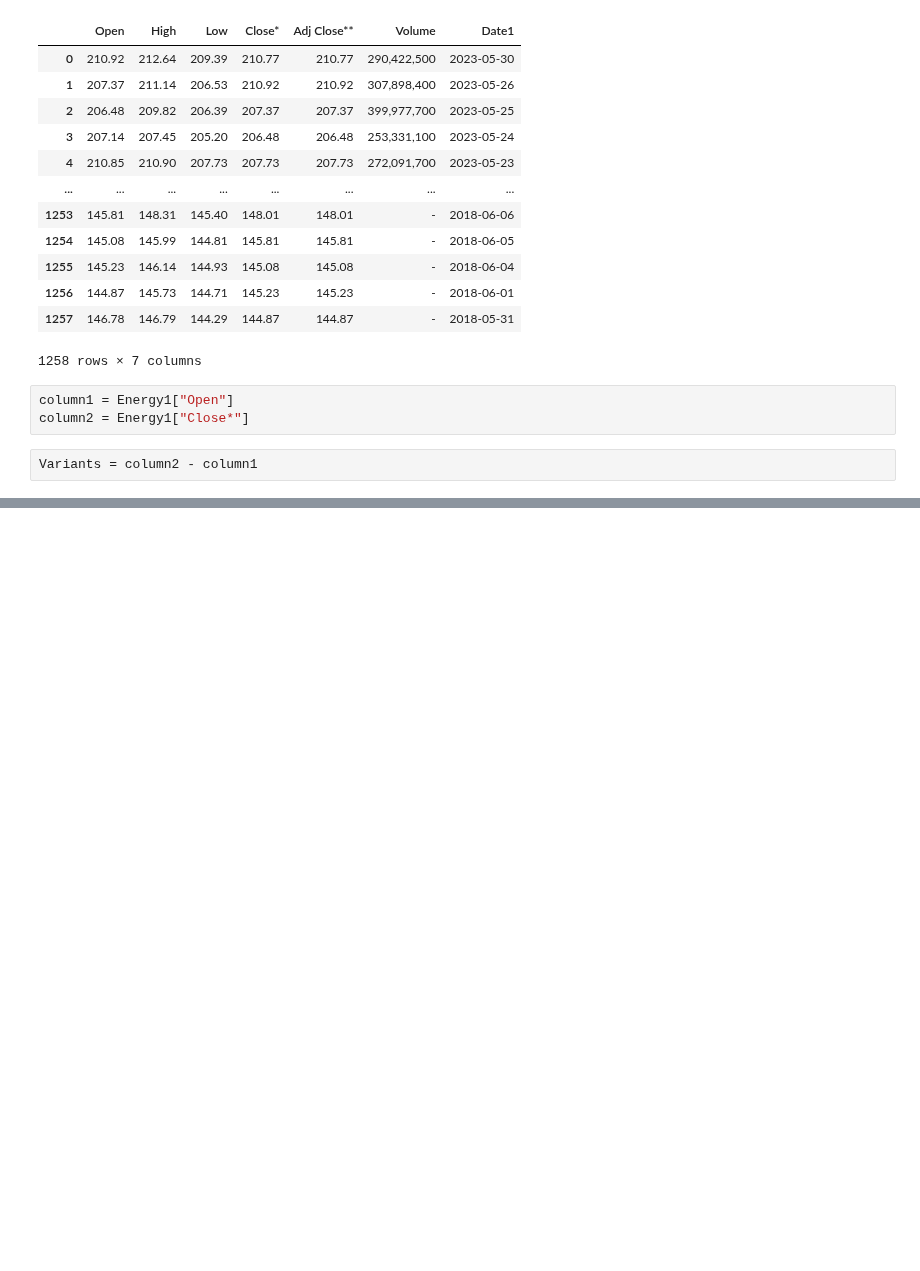
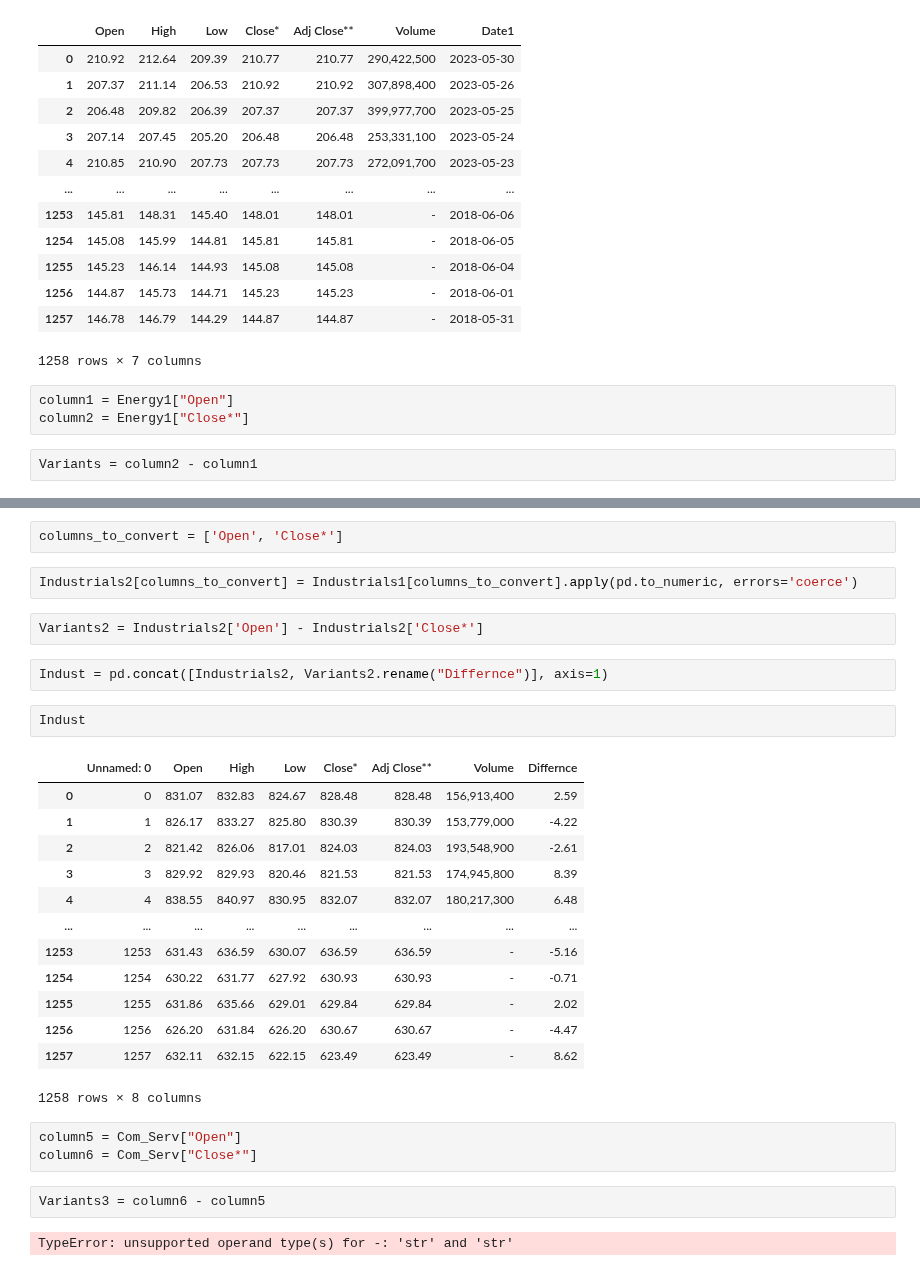
Before and after one commit to ChrisVerg/SmartInvest, a Jupyter notebook: Notebooks/ExampleNotebooks/JC_practice_kernel.ipynb, the cells around one changed output, grey strips where cells are left out. Saved outputs shown, nothing was run; the diff lists cells and outputs as text; blank space fills up the shorter version.

```diff
--- a/Notebooks/ExampleNotebooks/JC_practice_kernel.ipynb
+++ b/Notebooks/ExampleNotebooks/JC_practice_kernel.ipynb
@@ -330,0 +347,31 @@ TypeError: unsupported operand type(s) for -: 'str' and 'str'
+# %%
+columns_to_convert = ['Open', 'Close*']
+# %%
+Industrials2[columns_to_convert] = Industrials1[columns_to_convert].apply(pd.to_numeric, errors='coerce')
+# %%
+Variants2 = Industrials2['Open'] - Industrials2['Close*']
+# %%
+Indust = pd.concat([Industrials2, Variants2.rename("Differnce")], axis=1)
+# %%
+Indust
+# %% [output]
+|  | Unnamed: 0 | Open | High | Low | Close* | Adj Close** | Volume | Differnce |
+| 0 | 0 | 831.07 | 832.83 | 824.67 | 828.48 | 828.48 | 156,913,400 | 2.59 |
+| 1 | 1 | 826.17 | 833.27 | 825.80 | 830.39 | 830.39 | 153,779,000 | -4.22 |
+| 2 | 2 | 821.42 | 826.06 | 817.01 | 824.03 | 824.03 | 193,548,900 | -2.61 |
+| 3 | 3 | 829.92 | 829.93 | 820.46 | 821.53 | 821.53 | 174,945,800 | 8.39 |
+| 4 | 4 | 838.55 | 840.97 | 830.95 | 832.07 | 832.07 | 180,217,300 | 6.48 |
+| ... | ... | ... | ... | ... | ... | ... | ... | ... |
+| 1253 | 1253 | 631.43 | 636.59 | 630.07 | 636.59 | 636.59 | - | -5.16 |
+| 1254 | 1254 | 630.22 | 631.77 | 627.92 | 630.93 | 630.93 | - | -0.71 |
+| 1255 | 1255 | 631.86 | 635.66 | 629.01 | 629.84 | 629.84 | - | 2.02 |
+| 1256 | 1256 | 626.20 | 631.84 | 626.20 | 630.67 | 630.67 | - | -4.47 |
+| 1257 | 1257 | 632.11 | 632.15 | 622.15 | 623.49 | 623.49 | - | 8.62 |
+1258 rows × 8 columns
+# %%
+column5 = Com_Serv["Open"]
+column6 = Com_Serv["Close*"]
+# %%
+Variants3 = column6 - column5
+# %% [output]
+TypeError: unsupported operand type(s) for -: 'str' and 'str'
```
Also changed, not shown: parts of 25 cells of this notebook.
